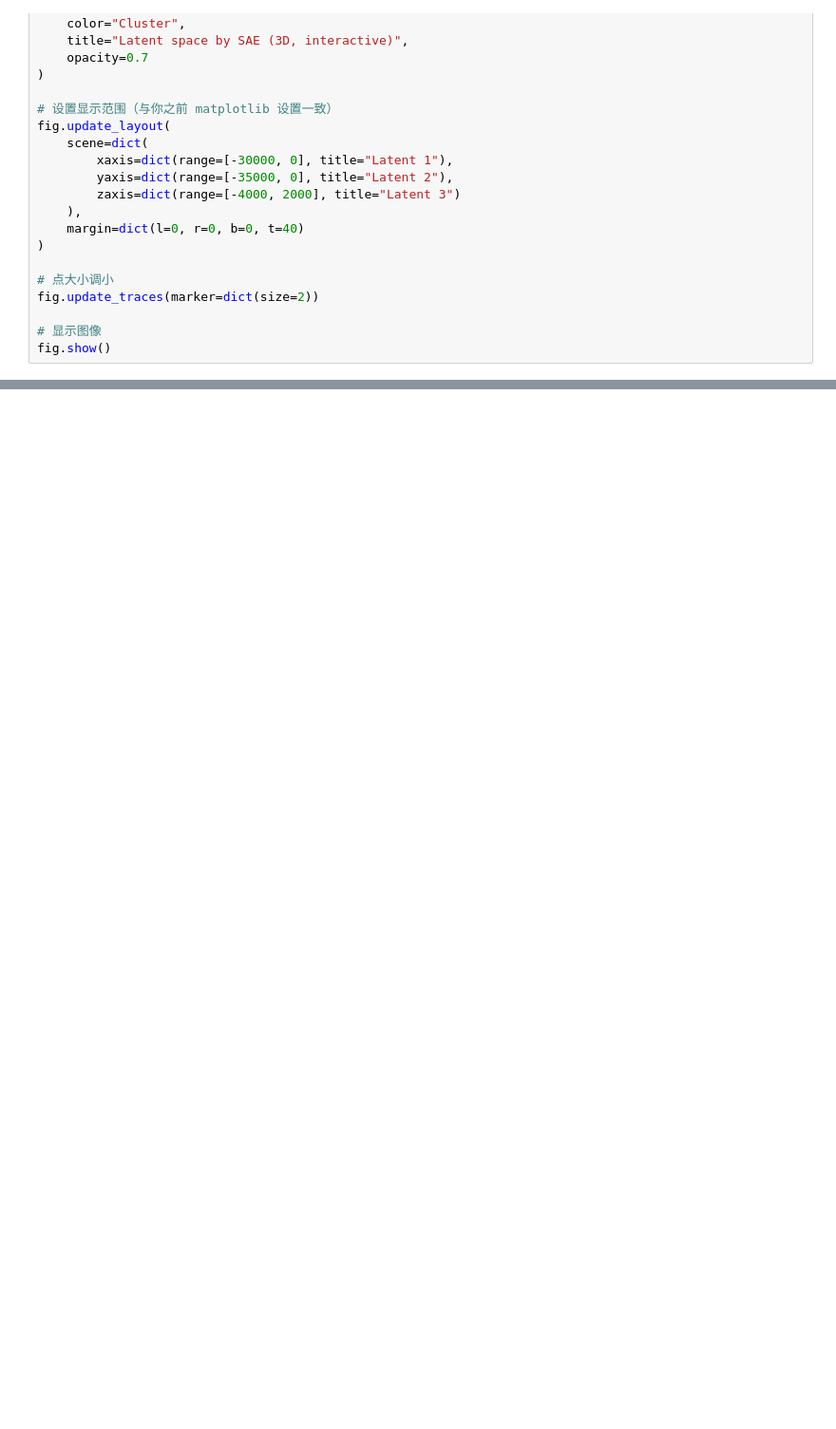
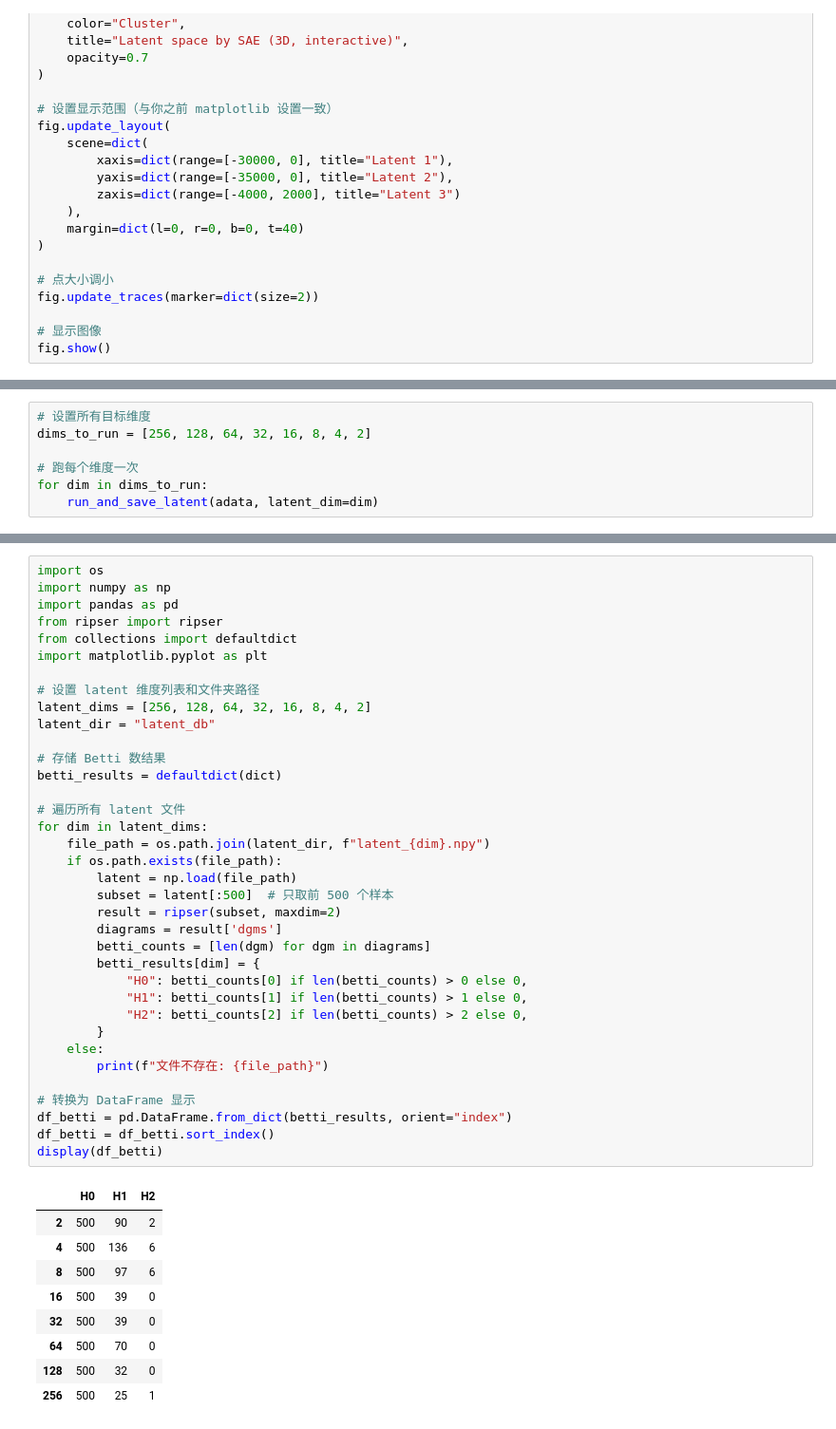
Before and after one commit to Kaf1018Zhang/Topo_Persp_Repr_SAE, a Jupyter notebook: test.ipynb, the cells around one changed output, grey strips where cells are left out. Shown at 95% size. Cells and saved outputs as stored; diff of their text form; blank space fills up the shorter version.

```diff
--- a/test.ipynb
+++ b/test.ipynb
@@ -257,0 +309,7 @@ Betti numbers: H0=500, H1=107, H2=1
+# %%
+# 设置所有目标维度
+dims_to_run = [256, 128, 64, 32, 16, 8, 4, 2]
+
+# 跑每个维度一次
+for dim in dims_to_run:
+    run_and_save_latent(adata, latent_dim=dim)
@@ -257,0 +334,46 @@ Betti numbers: H0=500, H1=107, H2=1
+# %%
+import os
+import numpy as np
+import pandas as pd
+from ripser import ripser
+from collections import defaultdict
+import matplotlib.pyplot as plt
+
+# 设置 latent 维度列表和文件夹路径
+latent_dims = [256, 128, 64, 32, 16, 8, 4, 2]
+latent_dir = "latent_db"
+
+# 存储 Betti 数结果
+betti_results = defaultdict(dict)
+
+# 遍历所有 latent 文件
+for dim in latent_dims:
+    file_path = os.path.join(latent_dir, f"latent_{dim}.npy")
+    if os.path.exists(file_path):
+        latent = np.load(file_path)
+        subset = latent[:500]  # 只取前 500 个样本
+        result = ripser(subset, maxdim=2)
+        diagrams = result['dgms']
+        betti_counts = [len(dgm) for dgm in diagrams]
+        betti_results[dim] = {
+            "H0": betti_counts[0] if len(betti_counts) > 0 else 0,
+            "H1": betti_counts[1] if len(betti_counts) > 1 else 0,
+            "H2": betti_counts[2] if len(betti_counts) > 2 else 0,
+        }
+    else:
+        print(f"文件不存在: {file_path}")
+
+# 转换为 DataFrame 显示
+df_betti = pd.DataFrame.from_dict(betti_results, orient="index")
+df_betti = df_betti.sort_index()
+display(df_betti)
+# %% [output]
+|  | H0 | H1 | H2 |
+| 2 | 500 | 90 | 2 |
+| 4 | 500 | 136 | 6 |
+| 8 | 500 | 97 | 6 |
+| 16 | 500 | 39 | 0 |
+| 32 | 500 | 39 | 0 |
+| 64 | 500 | 70 | 0 |
+| 128 | 500 | 32 | 0 |
+| 256 | 500 | 25 | 1 |
```
Also changed, not shown: parts of 6 cells of this notebook.
